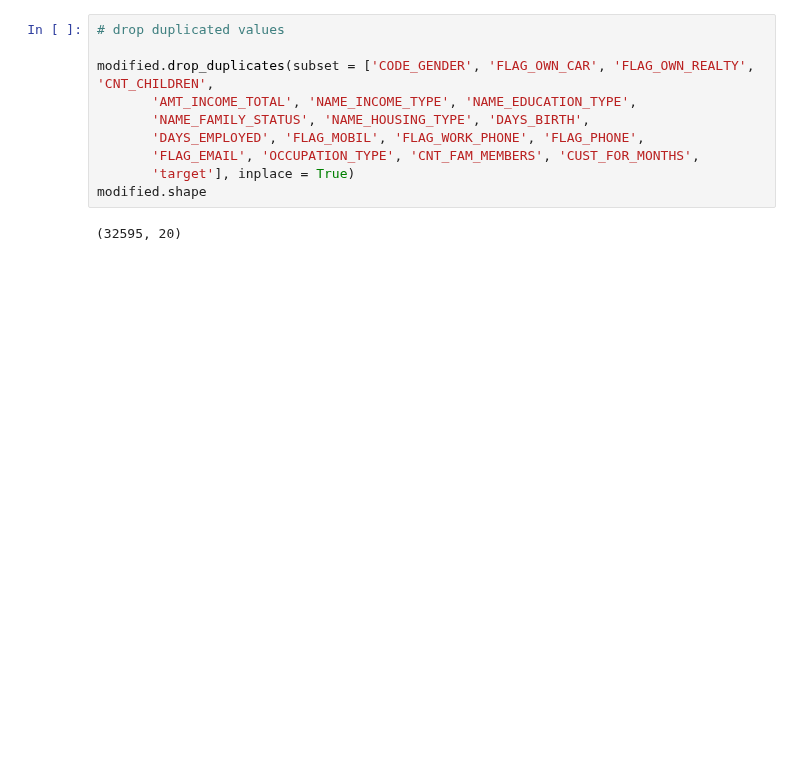
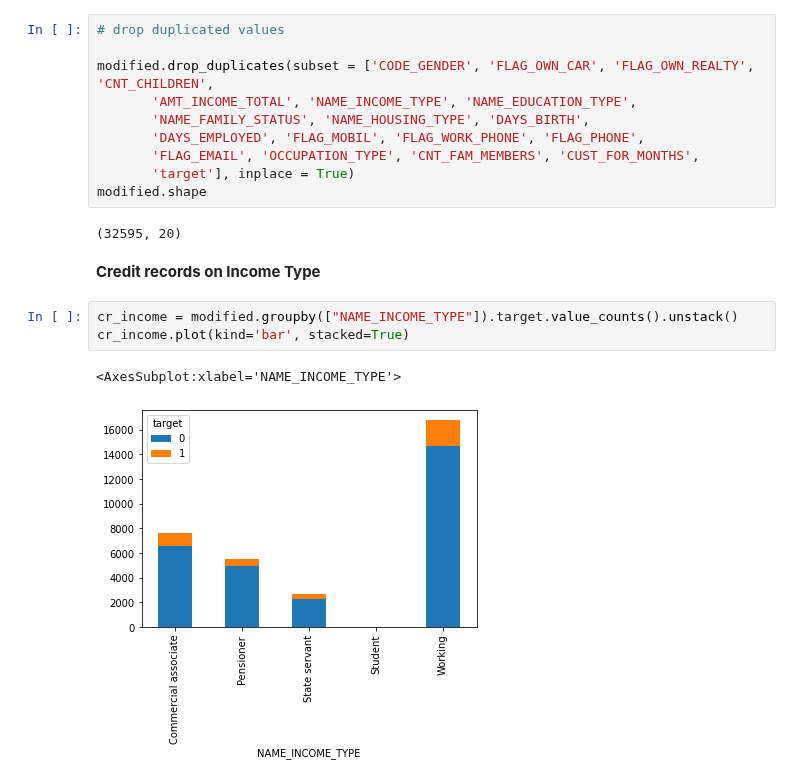
Before and after one commit to dvh549/Financial_Analytics, a Jupyter notebook: Main_Notebook.ipynb, the cells around one changed output. Drawn from its saved outputs; the diff is of its cells as text; blank space fills up the shorter version.

Commit message:
Added Credit records on Income Type and Defaulters by occupation type EDA

```diff
--- a/Main_Notebook.ipynb
+++ b/Main_Notebook.ipynb
@@ -264,3 +264,11 @@ modified.drop_duplicates(subset = ['CODE_GENDER', 'FLAG_OWN_CAR', 'FLAG_OWN_REAL
 modified.shape
 # %% [output]
 (32595, 20)
+# %% [markdown]
+**Credit records on Income Type**
+# %%
+cr_income = modified.groupby(["NAME_INCOME_TYPE"]).target.value_counts().unstack()
+cr_income.plot(kind='bar', stacked=True)
+# %% [output]
+<AxesSubplot:xlabel='NAME_INCOME_TYPE'>
+[figure, added]
```
Also changed, not shown: parts of 3 cells of this notebook.
